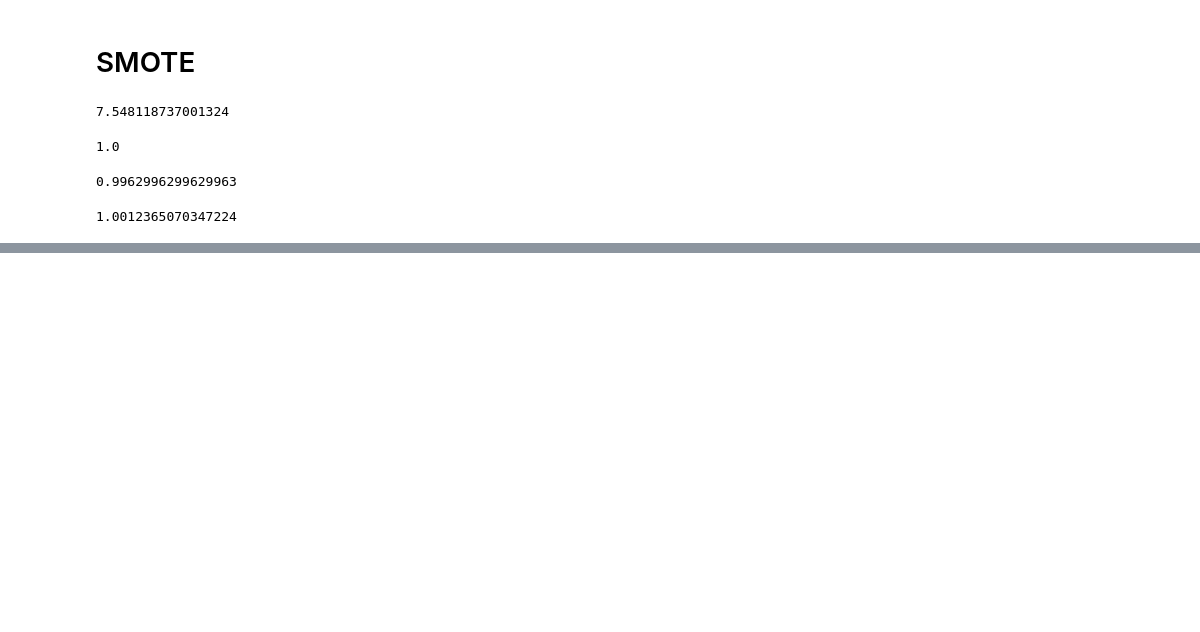
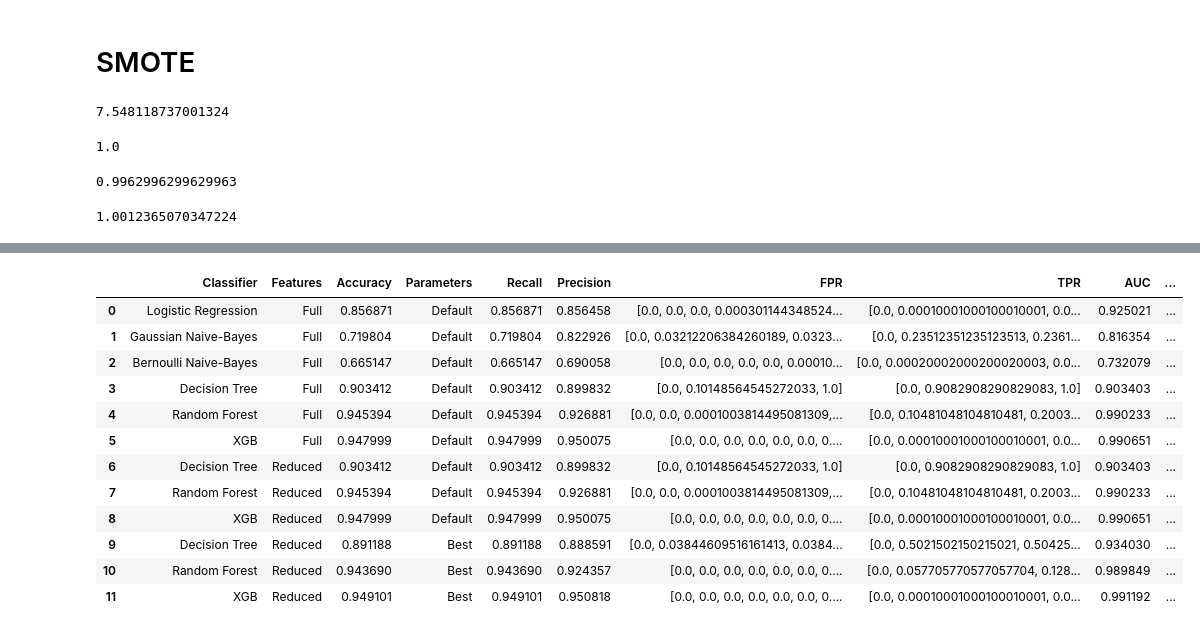
Before and after one commit to vviswanathan/datamites_internship, a Jupyter notebook: Code/Portuguese_Bank_Marketing_Project/PRCP-1000-Portuguese_Bank_Marketing_Project_Capstone.ipynb, the cells around one changed output, grey strips where cells are left out. Saved outputs shown, nothing was run; the diff lists cells and outputs as text; code cells hidden in the pictures; blank space fills up the shorter version.

```diff
--- a/Code/Portuguese_Bank_Marketing_Project/PRCP-1000-Portuguese_Bank_Marketing_Project_Capstone.ipynb
+++ b/Code/Portuguese_Bank_Marketing_Project/PRCP-1000-Portuguese_Bank_Marketing_Project_Capstone.ipynb
@@ -264,0 +695,2 @@ sum(y_train==0)/sum(y_train==1)
+# %%
+random_search_DT.fit(X_train_reduced_features, y_train)
@@ -264,0 +831,2 @@ sum(y_train==0)/sum(y_train==1)
+# %%
+random_search_XGB.fit(X_train_reduced_features, y_train)
@@ -264,0 +867,9 @@ sum(y_train==0)/sum(y_train==1)
+# %%
+DT_best_params = random_search_DT.best_params_
+DT_best_params['random_state'] = rand_state
+
+RF_best_params = random_search_RF.best_params_
+RF_best_params['random_state'] = rand_state
+
+XGB_best_params = random_search_XGB.best_params_
+XGB_best_params['random_state'] = rand_state
@@ -264,0 +978,27 @@ sum(y_train==0)/sum(y_train==1)
+# %%
+clf_XGB_Best = XGBClassifier(**XGB_best_params)
+clf_XGB_Best.fit(X_train_reduced_features, y_train)
+
+y_pred_XGB = clf_XGB_Best.predict(X_test_reduced_features)
+
+y_pred_proba = clf_XGB_Best.predict_proba(X_test_reduced_features)[:, 1]
+fpr, tpr, _ = roc_curve(y_test,  y_pred_proba)
+auc = roc_auc_score(y_test, y_pred_proba)
+(FP, FN, TP, TN, Cost, Accuracy, Recall, Precision) = confusion_mat(y_test, y_pred_XGB)
+results_df = results_df.append({'Classifier':'XGB'
+                                , 'Features':'Reduced'
+                                , 'Parameters': 'Best'
+                                , 'Accuracy': Accuracy
+                                , 'Recall': Recall
+                                , 'Precision': Precision
+                                , 'FPR': fpr
+                                , 'TPR': tpr
+                                , 'AUC': auc
+                                , 'True_Positives': TP
+                                , 'True_Negatives': TN
+                                , 'False_Positives': FP
+                                , 'False_Negatives': FN
+                                , 'Cost': Cost
+                               }
+                               , ignore_index=True
+                              )
@@ -264,0 +1022,16 @@ sum(y_train==0)/sum(y_train==1)
+# %%
+results_df
+# %% [output]
+|  | Classifier | Features | Accuracy | Parameters | Recall | Precision | FPR | TPR | AUC | ... |
+| 0 | Logistic Regression | Full | 0.856871 | Default | 0.856871 | 0.856458 | [0.0, 0.0, 0.0, 0.000301144348524... | [0.0, 0.00010001000100010001, 0.0... | 0.925021 | ... |
+| 1 | Gaussian Naive-Bayes | Full | 0.719804 | Default | 0.719804 | 0.822926 | [0.0, 0.03212206384260189, 0.0323... | [0.0, 0.23512351235123513, 0.2361... | 0.816354 | ... |
+| 2 | Bernoulli Naive-Bayes | Full | 0.665147 | Default | 0.665147 | 0.690058 | [0.0, 0.0, 0.0, 0.0, 0.0, 0.00010... | [0.0, 0.00020002000200020003, 0.0... | 0.732079 | ... |
+| 3 | Decision Tree | Full | 0.903412 | Default | 0.903412 | 0.899832 | [0.0, 0.10148564545272033, 1.0] | [0.0, 0.9082908290829083, 1.0] | 0.903403 | ... |
+| 4 | Random Forest | Full | 0.945394 | Default | 0.945394 | 0.926881 | [0.0, 0.0, 0.0001003814495081309,... | [0.0, 0.10481048104810481, 0.2003... | 0.990233 | ... |
+| 5 | XGB | Full | 0.947999 | Default | 0.947999 | 0.950075 | [0.0, 0.0, 0.0, 0.0, 0.0, 0.0, 0.... | [0.0, 0.00010001000100010001, 0.0... | 0.990651 | ... |
+| 6 | Decision Tree | Reduced | 0.903412 | Default | 0.903412 | 0.899832 | [0.0, 0.10148564545272033, 1.0] | [0.0, 0.9082908290829083, 1.0] | 0.903403 | ... |
+| 7 | Random Forest | Reduced | 0.945394 | Default | 0.945394 | 0.926881 | [0.0, 0.0, 0.0001003814495081309,... | [0.0, 0.10481048104810481, 0.2003... | 0.990233 | ... |
+| 8 | XGB | Reduced | 0.947999 | Default | 0.947999 | 0.950075 | [0.0, 0.0, 0.0, 0.0, 0.0, 0.0, 0.... | [0.0, 0.00010001000100010001, 0.0... | 0.990651 | ... |
+| 9 | Decision Tree | Reduced | 0.891188 | Best | 0.891188 | 0.888591 | [0.0, 0.03844609516161413, 0.0384... | [0.0, 0.5021502150215021, 0.50425... | 0.934030 | ... |
+| 10 | Random Forest | Reduced | 0.943690 | Best | 0.943690 | 0.924357 | [0.0, 0.0, 0.0, 0.0, 0.0, 0.0, 0.... | [0.0, 0.057705770577057704, 0.128... | 0.989849 | ... |
+| 11 | XGB | Reduced | 0.949101 | Best | 0.949101 | 0.950818 | [0.0, 0.0, 0.0, 0.0, 0.0, 0.0, 0.... | [0.0, 0.00010001000100010001, 0.0... | 0.991192 | ... |
```
Also changed, not shown: parts of 66 cells of this notebook, 3 other files.
